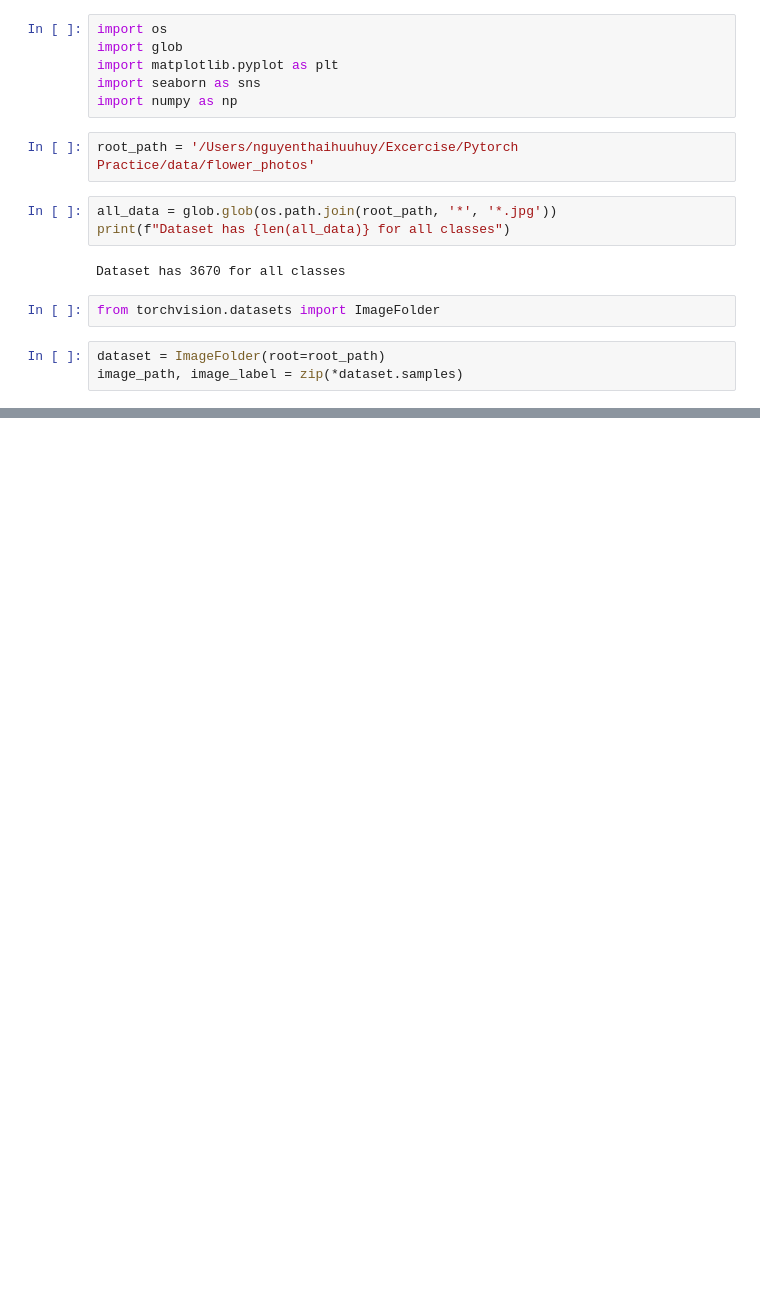
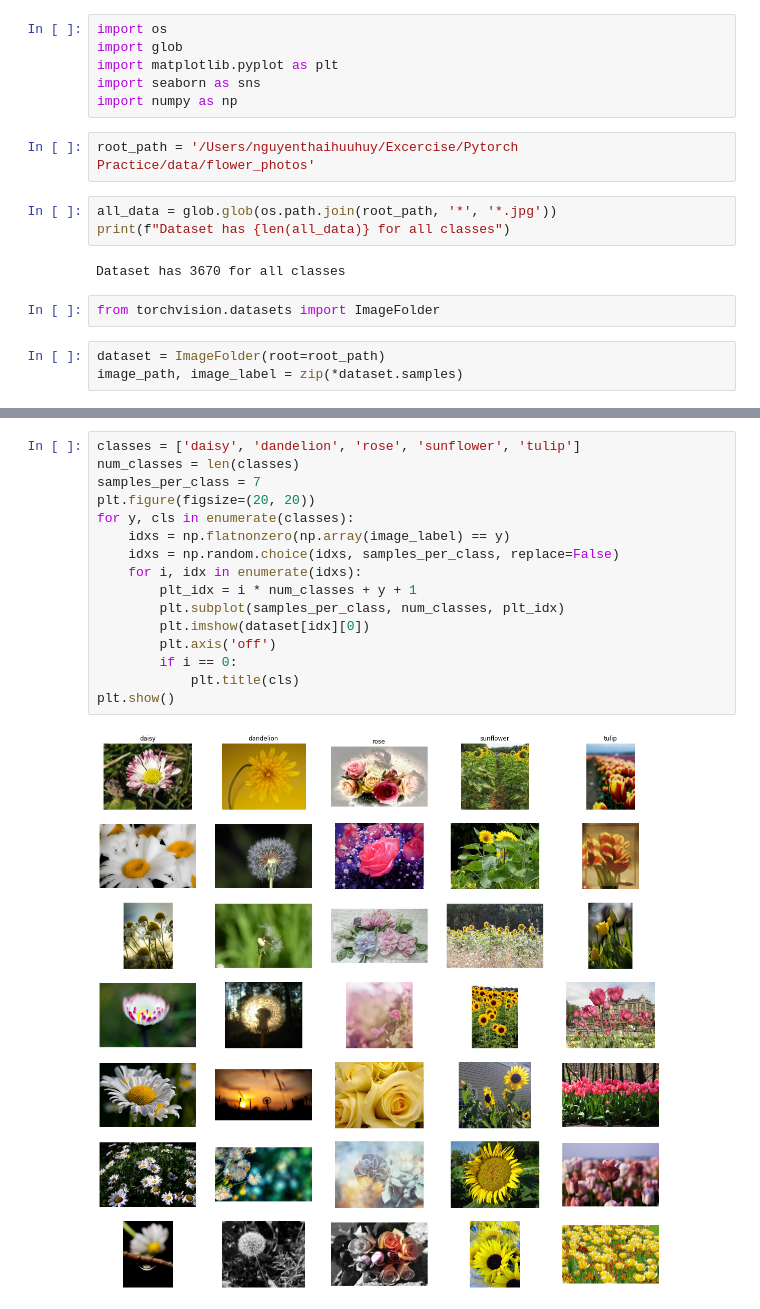
Before and after one commit to huynguyen180100/Rice_leaf_classification, a Jupyter notebook: DL/Flower Classification/data_preview.ipynb, the cells around one changed output, grey strips where cells are left out. Saved outputs shown, nothing was run; the diff lists cells and outputs as text; blank space fills up the shorter version.

```diff
--- a/DL/Flower Classification/data_preview.ipynb
+++ b/DL/Flower Classification/data_preview.ipynb
@@ -34,0 +40,18 @@ data_info
+# %%
+classes = ['daisy', 'dandelion', 'rose', 'sunflower', 'tulip']
+num_classes = len(classes)
+samples_per_class = 7
+plt.figure(figsize=(20, 20))
+for y, cls in enumerate(classes):
+    idxs = np.flatnonzero(np.array(image_label) == y)
+    idxs = np.random.choice(idxs, samples_per_class, replace=False)
+    for i, idx in enumerate(idxs):
+        plt_idx = i * num_classes + y + 1
+        plt.subplot(samples_per_class, num_classes, plt_idx)
+        plt.imshow(dataset[idx][0])
+        plt.axis('off')
+        if i == 0:
+            plt.title(cls)
+plt.show()
+# %% [output]
+[figure, added]
```
Also changed, not shown: parts of 2 cells of this notebook, 7 other files.
